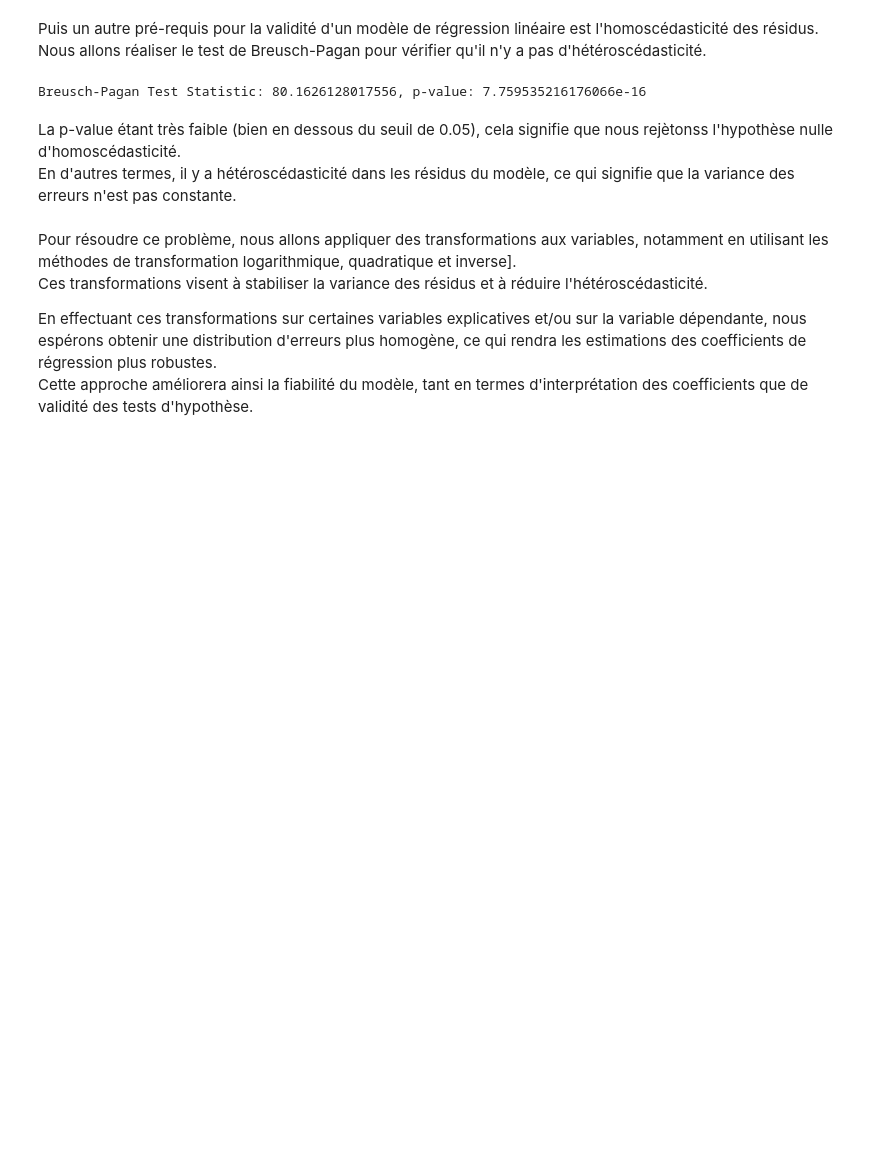
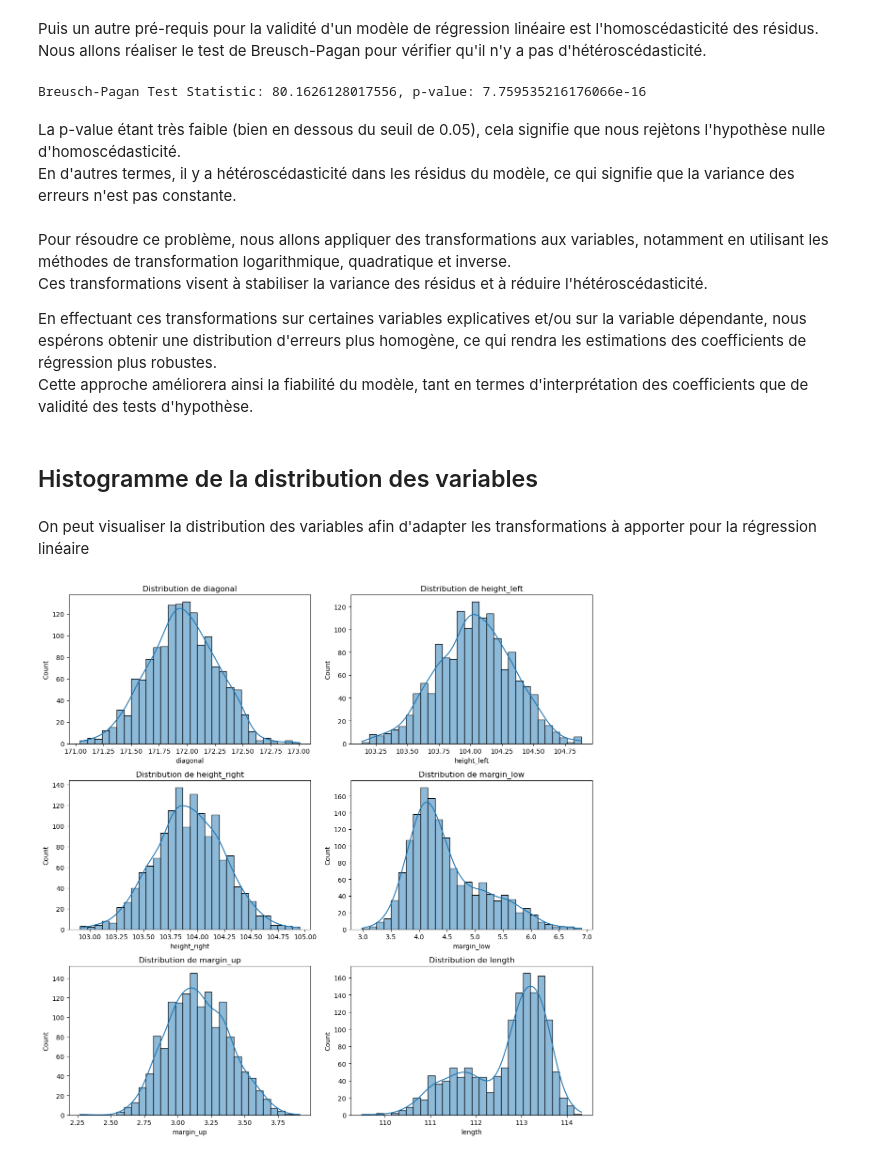
Before and after one commit to Cedric-ME/Detection_De_Faux_Billets, a Jupyter notebook: Analyse_data.ipynb, the cells around one changed output. Saved outputs shown, nothing was run; the diff lists cells and outputs as text; code cells hidden in the pictures; blank space fills up the shorter version.

Commit message:
maj jusqu'aux transformations pour reg linéaire

```diff
--- a/Analyse_data.ipynb
+++ b/Analyse_data.ipynb
@@ -286,11 +287,29 @@ print(f"Breusch-Pagan Test Statistic: {bp_test[0]}, p-value: {bp_test[1]}")
 # %% [output]
 Breusch-Pagan Test Statistic: 80.1626128017556, p-value: 7.759535216176066e-16
 # %% [markdown]
-La p-value étant très faible (bien en dessous du seuil de 0.05), cela signifie que nous rejètonss l'hypothèse nulle d'homoscédasticité.
+La p-value étant très faible (bien en dessous du seuil de 0.05), cela signifie que nous rejètons l'hypothèse nulle d'homoscédasticité.
 En d'autres termes, il y a hétéroscédasticité dans les résidus du modèle, ce qui signifie que la variance des erreurs n'est pas constante.
 # %% [markdown]
-Pour résoudre ce problème, nous allons appliquer des transformations aux variables, notamment en utilisant les méthodes de transformation logarithmique, quadratique et inverse].
+Pour résoudre ce problème, nous allons appliquer des transformations aux variables, notamment en utilisant les méthodes de transformation logarithmique, quadratique et inverse.
 Ces transformations visent à stabiliser la variance des résidus et à réduire l'hétéroscédasticité.
 
 En effectuant ces transformations sur certaines variables explicatives et/ou sur la variable dépendante, nous espérons obtenir une distribution d'erreurs plus homogène, ce qui rendra les estimations des coefficients de régression plus robustes.
 Cette approche améliorera ainsi la fiabilité du modèle, tant en termes d'interprétation des coefficients que de validité des tests d'hypothèse.
+# %% [markdown]
+## Histogramme de la distribution des variables
+# %% [markdown]
+On peut visualiser la distribution des variables afin d'adapter les transformations à apporter pour la régression linéaire
+# %%
+# Définir le nombre de lignes et de colonnes pour l'affichage des graphiques
+fig, axes = plt.subplots(3, 2, figsize=(12, 12))  # 3 lignes, 2 colonnes
+
+# Aplatir la matrice d'axes pour un accès plus facile dans la boucle
+axes = axes.flatten()
+
+for i, num_col in enumerate(colonnes_numeriques):
+    sns.histplot(data_without_na[num_col], bins=30, kde=True, ax=axes[i])
+    axes[i].set_title(f"Distribution de {num_col}")
+plt.tight_layout()
+plt.show()
+# %% [output]
+[figure, added]
```
Also changed, not shown: parts of 38 cells of this notebook.
